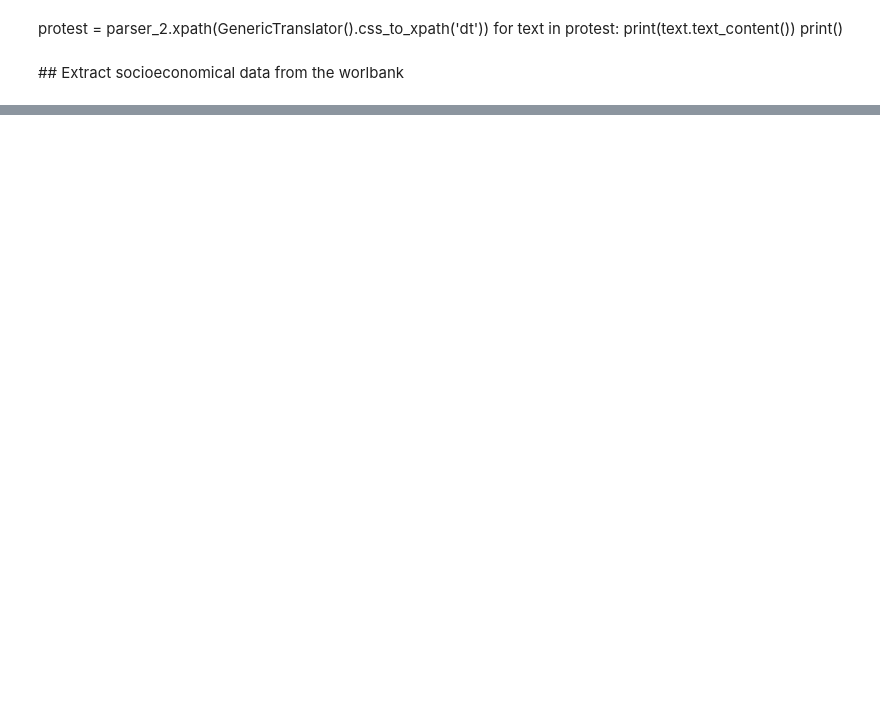
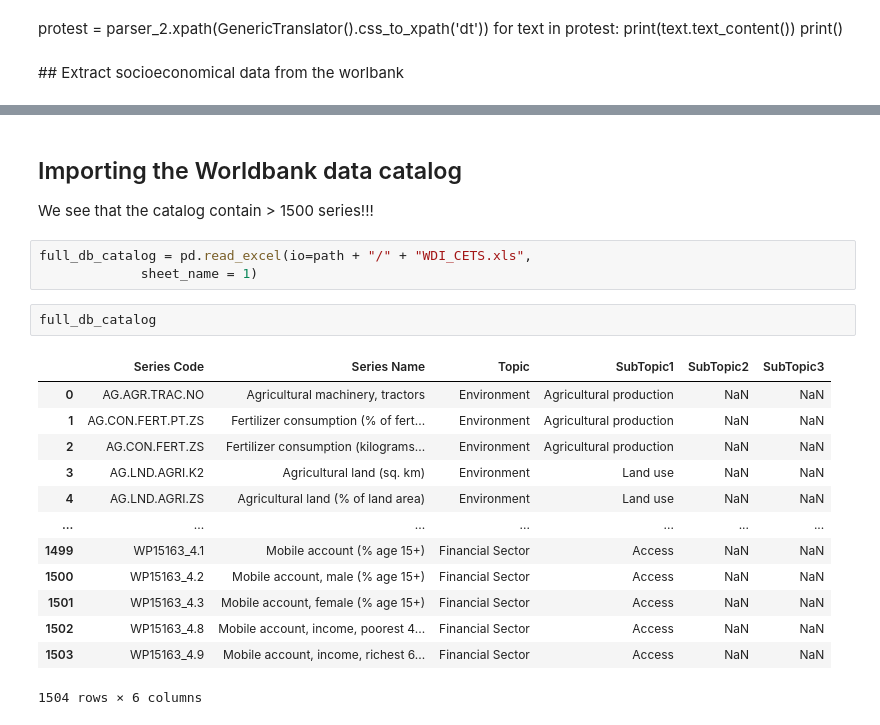
Before and after one commit to rjlopez2/ADS-_CAS_Bern_2020, a Jupyter notebook: Projects/M3/scrap_wikipedia_revo_list.ipynb, the cells around one changed output, grey strips where cells are left out. Drawn from its saved outputs; the diff is of its cells as text; blank space fills up the shorter version.

```diff
--- a/Projects/M3/scrap_wikipedia_revo_list.ipynb
+++ b/Projects/M3/scrap_wikipedia_revo_list.ipynb
@@ -147,0 +168,22 @@ my_df
+# %% [markdown]
+## Importing the Worldbank data catalog
+We see that the catalog contain > 1500 series!!!
+# %%
+full_db_catalog = pd.read_excel(io=path + "/" + "WDI_CETS.xls",
+             sheet_name = 1)
+# %%
+full_db_catalog
+# %% [output]
+|  | Series Code | Series Name | Topic | SubTopic1 | SubTopic2 | SubTopic3 |
+| 0 | AG.AGR.TRAC.NO | Agricultural machinery, tractors | Environment | Agricultural production | NaN | NaN |
+| 1 | AG.CON.FERT.PT.ZS | Fertilizer consumption (% of fert... | Environment | Agricultural production | NaN | NaN |
+| 2 | AG.CON.FERT.ZS | Fertilizer consumption (kilograms... | Environment | Agricultural production | NaN | NaN |
+| 3 | AG.LND.AGRI.K2 | Agricultural land (sq. km) | Environment | Land use | NaN | NaN |
+| 4 | AG.LND.AGRI.ZS | Agricultural land (% of land area) | Environment | Land use | NaN | NaN |
+| ... | ... | ... | ... | ... | ... | ... |
+| 1499 | WP15163_4.1 | Mobile account (% age 15+) | Financial Sector | Access | NaN | NaN |
+| 1500 | WP15163_4.2 | Mobile account, male (% age 15+) | Financial Sector | Access | NaN | NaN |
+| 1501 | WP15163_4.3 | Mobile account, female (% age 15+) | Financial Sector | Access | NaN | NaN |
+| 1502 | WP15163_4.8 | Mobile account, income, poorest 4... | Financial Sector | Access | NaN | NaN |
+| 1503 | WP15163_4.9 | Mobile account, income, richest 6... | Financial Sector | Access | NaN | NaN |
+1504 rows × 6 columns
```
Also changed, not shown: parts of 34 cells of this notebook, 8 other files.
